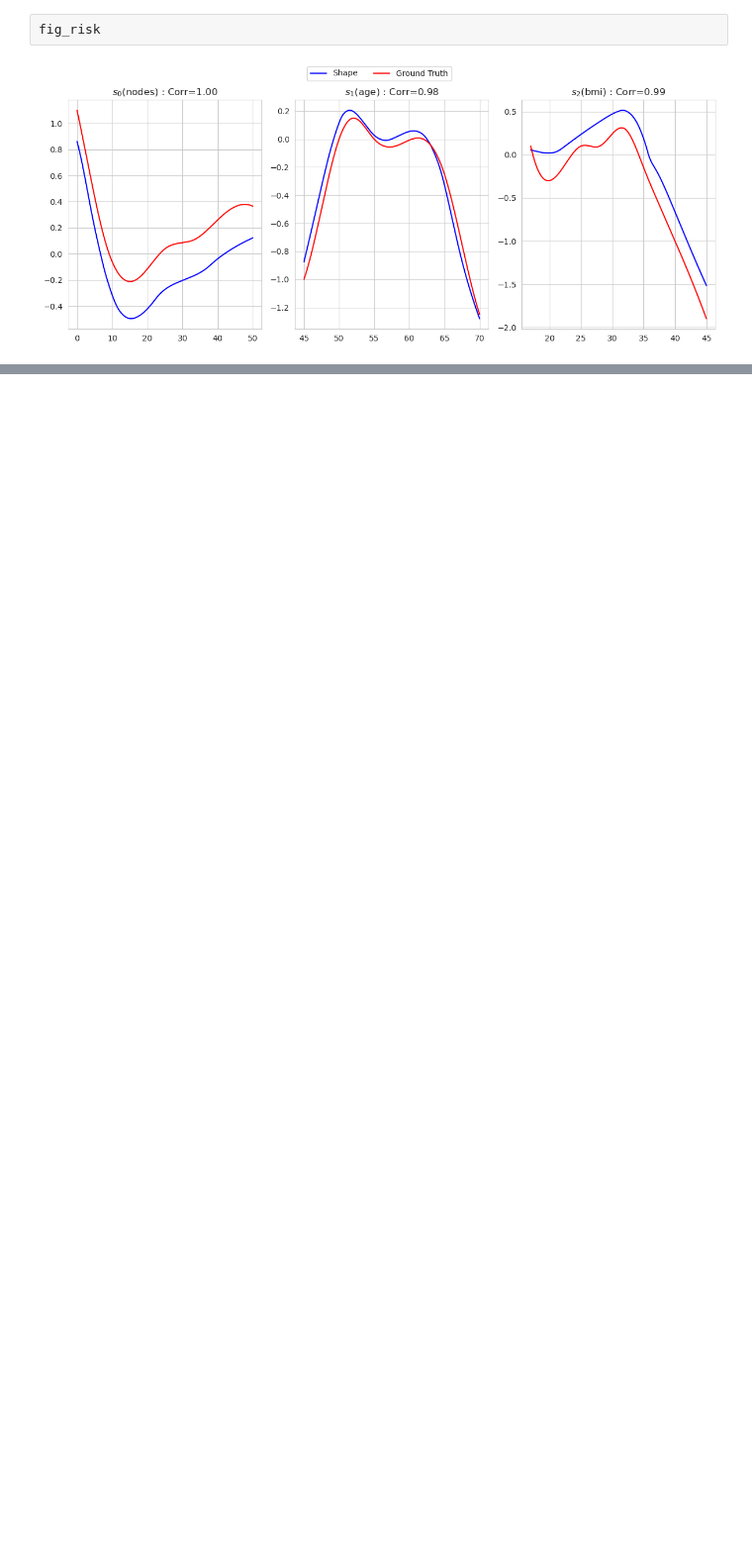
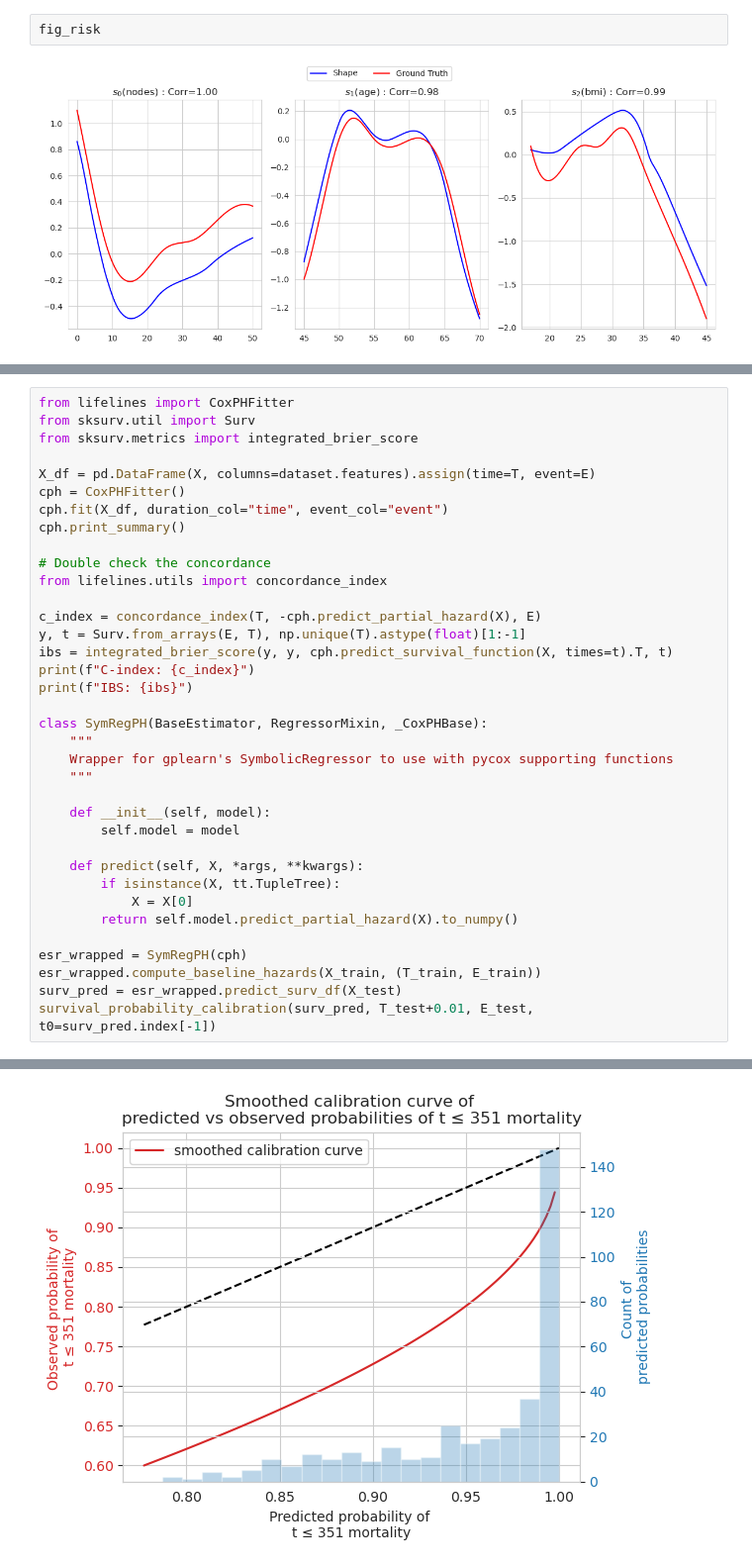
Before and after one commit to steliosbl/SurvSHAREs, a Jupyter notebook: test_fixed_equations.ipynb, the cells around one changed output, grey strips where cells are left out. Shown at 99% size. Saved outputs shown, nothing was run; the diff lists cells and outputs as text; blank space fills up the shorter version.

```diff
--- a/test_fixed_equations.ipynb
+++ b/test_fixed_equations.ipynb
@@ -387,0 +467,37 @@ gp.plot_shape_functions(col_min_max, {})
+# %%
+from lifelines import CoxPHFitter
+from sksurv.util import Surv
+from sksurv.metrics import integrated_brier_score
+
+X_df = pd.DataFrame(X, columns=dataset.features).assign(time=T, event=E)
+cph = CoxPHFitter()
+cph.fit(X_df, duration_col="time", event_col="event")
+cph.print_summary()
+
+# Double check the concordance
+from lifelines.utils import concordance_index
+
+c_index = concordance_index(T, -cph.predict_partial_hazard(X), E)
+y, t = Surv.from_arrays(E, T), np.unique(T).astype(float)[1:-1]
+ibs = integrated_brier_score(y, y, cph.predict_survival_function(X, times=t).T, t)
+print(f"C-index: {c_index}")
+print(f"IBS: {ibs}")
+
+class SymRegPH(BaseEstimator, RegressorMixin, _CoxPHBase):
+    """
+    Wrapper for gplearn's SymbolicRegressor to use with pycox supporting functions
+    """
+
+    def __init__(self, model):
+        self.model = model
+
+    def predict(self, X, *args, **kwargs):
+        if isinstance(X, tt.TupleTree):
+            X = X[0]
+        return self.model.predict_partial_hazard(X).to_numpy()
+
+esr_wrapped = SymRegPH(cph)
+esr_wrapped.compute_baseline_hazards(X_train, (T_train, E_train))
+surv_pred = esr_wrapped.predict_surv_df(X_test)
+survival_probability_calibration(surv_pred, T_test+0.01, E_test, t0=surv_pred.index[-1])
+# %% [output]
@@ -387,0 +533 @@ gp.plot_shape_functions(col_min_max, {})
+[figure, added]
```
Also changed, not shown: parts of 18 cells of this notebook, 4 other files.
